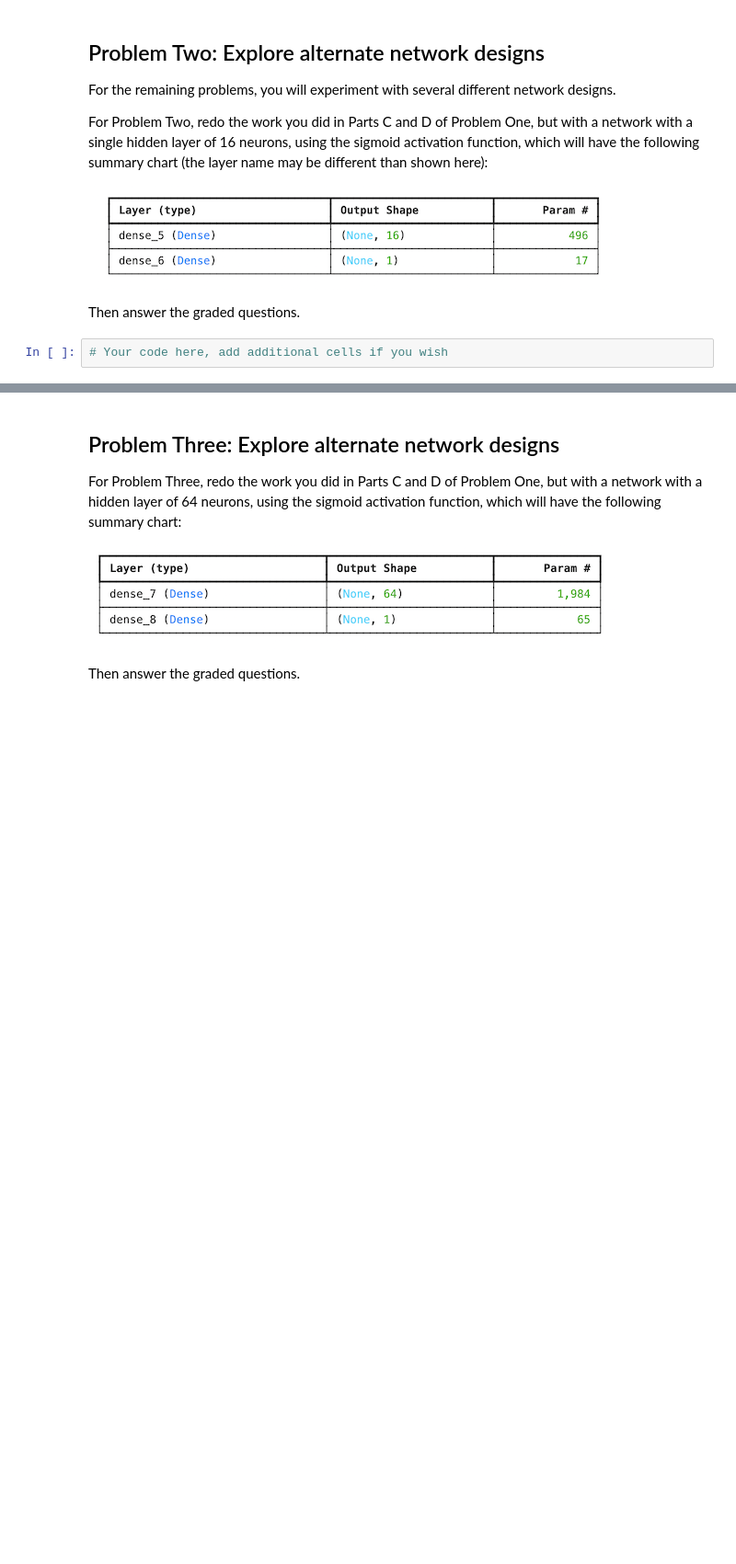
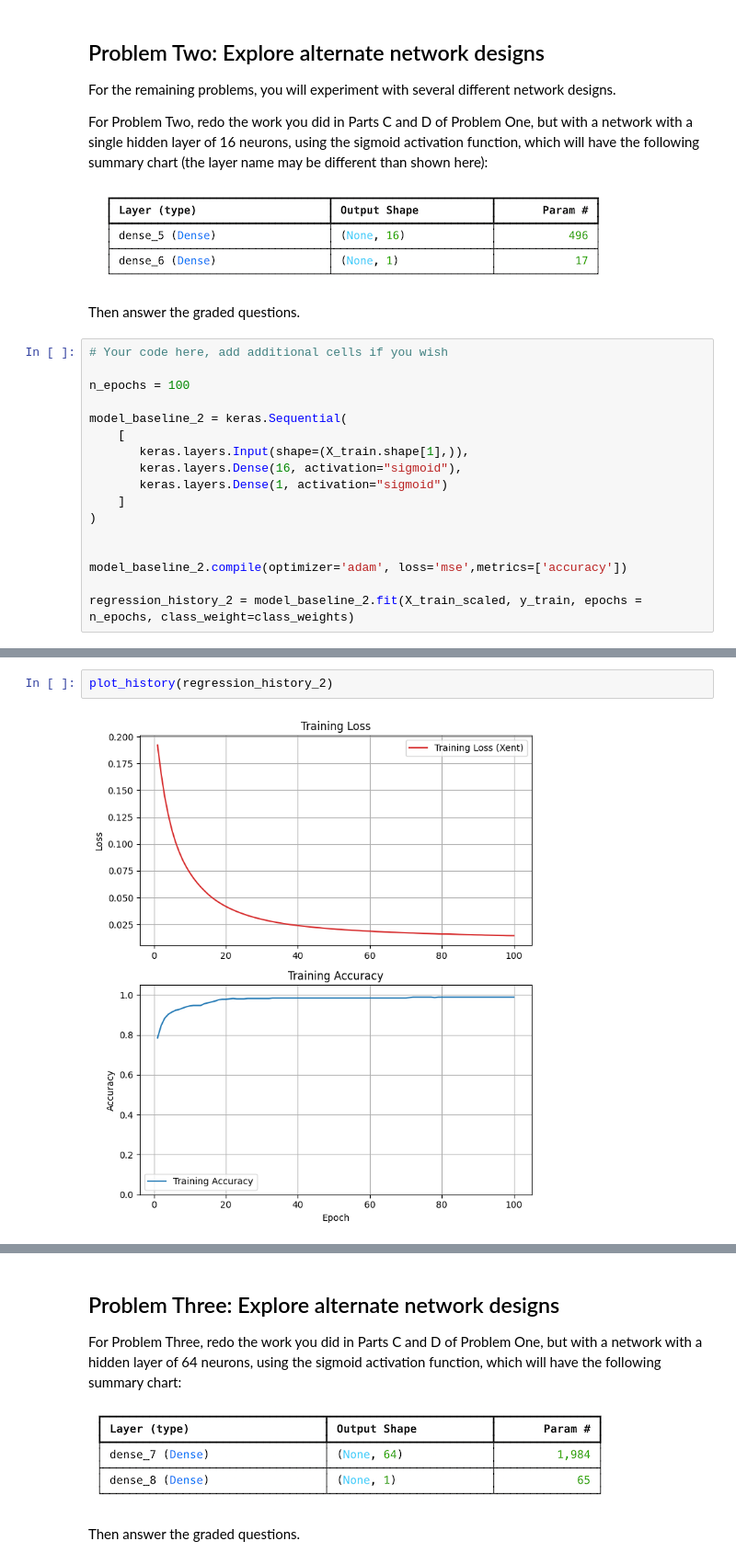
Before and after one commit to johnsahn2002/homework_01_amlai, a Jupyter notebook: Homework_01 .ipynb, the cells around one changed output, grey strips where cells are left out. Shown: that part at 92% size. Saved outputs shown, nothing was run; the diff lists cells and outputs as text; blank space fills up the shorter version.

```diff
--- a/Homework_01 .ipynb
+++ b/Homework_01 .ipynb
@@ -316,3 +359,18 @@ will have the following summary chart (the layer name may be different than show
 Then answer the graded questions.
 # %%
 # Your code here, add additional cells if you wish
+
+n_epochs = 100
+
+model_baseline_2 = keras.Sequential(
+    [
+       keras.layers.Input(shape=(X_train.shape[1],)),
+       keras.layers.Dense(16, activation="sigmoid"),
+       keras.layers.Dense(1, activation="sigmoid")
+    ]
+)
+
+
+model_baseline_2.compile(optimizer='adam', loss='mse',metrics=['accuracy'])
+
+regression_history_2 = model_baseline_2.fit(X_train_scaled, y_train, epochs = n_epochs, class_weight=class_weights)
@@ -318,0 +395,4 @@ Then answer the graded questions.
+# %%
+plot_history(regression_history_2)
+# %% [output]
+[figure, added]
```
Also changed, not shown: parts of 32 cells of this notebook.
